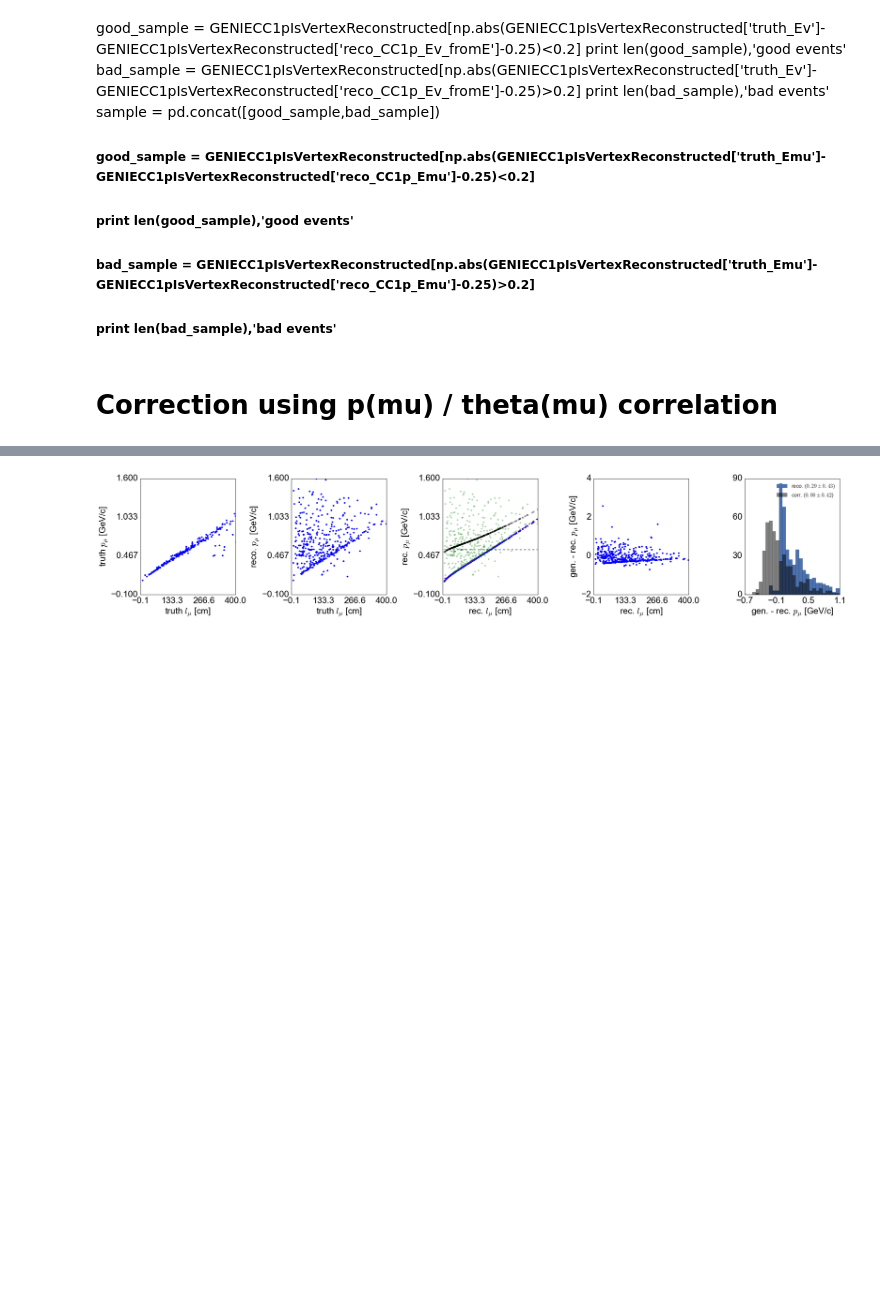
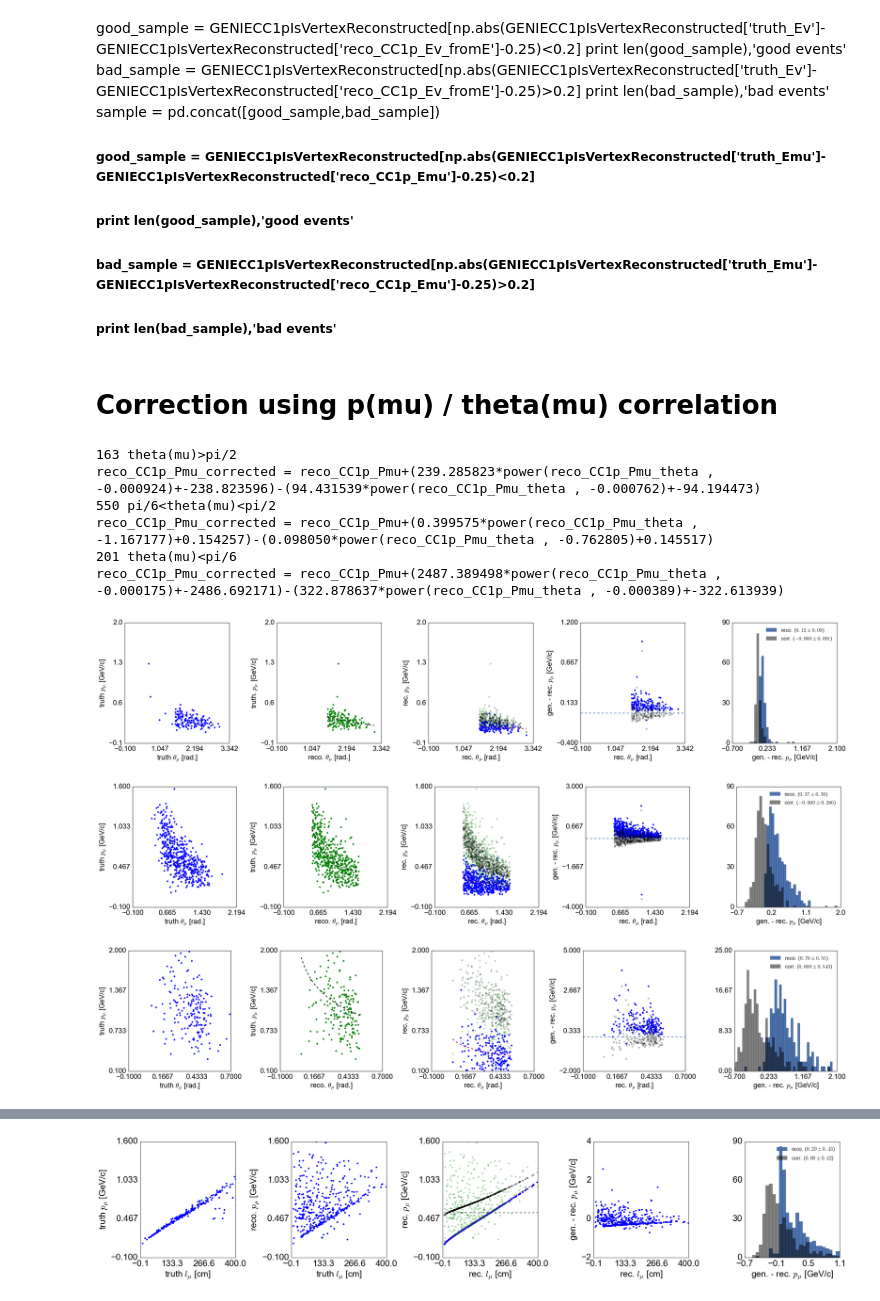
Before and after one commit to erezcoh4/AnalysisTreesInformation, a Jupyter notebook: CCQEPackage/notebooks/2tracksSelection/Ev_form_momenta_vs_Ev_from_energies.ipynb, the cells around one changed output, grey strips where cells are left out. Saved outputs shown, nothing was run; the diff lists cells and outputs as text; code cells hidden in the pictures; blank space fills up the shorter version.

```diff
--- a/CCQEPackage/notebooks/2tracksSelection/Ev_form_momenta_vs_Ev_from_energies.ipynb
+++ b/CCQEPackage/notebooks/2tracksSelection/Ev_form_momenta_vs_Ev_from_energies.ipynb
@@ -156,3 +223,29 @@ def correct_momentum(sample=None,varx='Pmu_theta',vary='Pmu',xlim=(-0.5,2.1)
     ax.xaxis.set_major_locator(LinearLocator(4));ax.yaxis.set_major_locator(LinearLocator(4))
     ax.legend(loc='upper right',fontsize=15)
     plt.tight_layout()
+# %%
+sample1 = GENIECC1p_in_close_proximity[GENIECC1p_in_close_proximity['reco_CC1p_Pmu_theta']>np.pi/2 ]
+print len(sample1),'theta(mu)>pi/2'
+correct_momentum(sample=sample1,varx='Pmu_theta',vary='Pmu',xlim=(-0.1,np.pi+0.2),ylim=(-0.1,2.),correction_type = 'vary + (truth - reco)'#'truth'
+                 ,x_label='$\\theta_{\\mu}$ [rad.]',y_label='$p_{\\mu}$ [GeV/c]',xlim_diff=(-0.7,2.1))
+# mid. theta_mu
+sample2 = GENIECC1p_in_close_proximity[(GENIECC1p_in_close_proximity['reco_CC1p_Pmu_theta']>np.pi/6)
+                                      &(GENIECC1p_in_close_proximity['reco_CC1p_Pmu_theta']<np.pi/2)]
+print len(sample2),'pi/6<theta(mu)<pi/2'
+correct_momentum(sample=sample2,varx='Pmu_theta',vary='Pmu',xlim=(-0.1,2*np.pi/3+0.1),correction_type = 'vary + (truth - reco)'
+                 ,x_label='$\\theta_{\\mu}$ [rad.]',y_label='$p_{\\mu}$ [GeV/c]',xlim_diff=(-0.7,2))
+# high. theta_mu
+sample3 = GENIECC1p_in_close_proximity[GENIECC1p_in_close_proximity['reco_CC1p_Pmu_theta']<np.pi/6]
+print len(sample3),'theta(mu)<pi/6'
+correct_momentum(sample=sample3,varx='Pmu_theta',vary='Pmu',xlim=(-0.1,0.7),ylim=(0.1,2.),correction_type = 'vary + (truth - reco)'
+                 ,x_label='$\\theta_{\\mu}$ [rad.]',y_label='$p_{\\mu}$ [GeV/c]',xlim_diff=(-0.7,2.1))
+# %% [output]
+163 theta(mu)>pi/2
+reco_CC1p_Pmu_corrected = reco_CC1p_Pmu+(239.285823*power(reco_CC1p_Pmu_theta , -0.000924)+-238.823596)-(94.431539*power(reco_CC1p_Pmu_theta , -0.000762)+-94.194473)
+550 pi/6<theta(mu)<pi/2
+reco_CC1p_Pmu_corrected = reco_CC1p_Pmu+(0.399575*power(reco_CC1p_Pmu_theta , -1.167177)+0.154257)-(0.098050*power(reco_CC1p_Pmu_theta , -0.762805)+0.145517)
+201 theta(mu)<pi/6
+reco_CC1p_Pmu_corrected = reco_CC1p_Pmu+(2487.389498*power(reco_CC1p_Pmu_theta , -0.000175)+-2486.692171)-(322.878637*power(reco_CC1p_Pmu_theta , -0.000389)+-322.613939)
+[figure, added]
+[figure, added]
+[figure, added]
```
Also changed, not shown: parts of 12 cells of this notebook, 16 other files.
